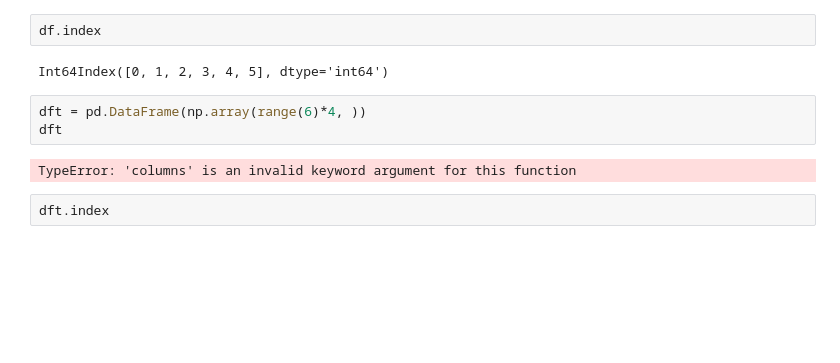
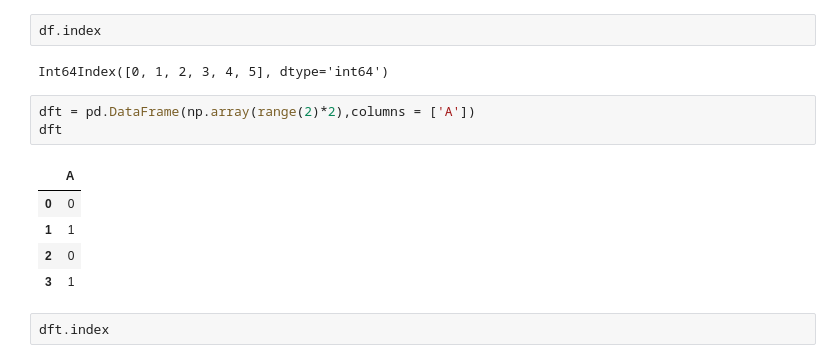
Before and after one commit to cdingding/exercises, a Jupyter notebook: 0Pandas_skills.ipynb, the cells around one changed output. Saved outputs shown, nothing was run; the diff lists cells and outputs as text; blank space fills up the shorter version.

```diff
--- a/0Pandas_skills.ipynb
+++ b/0Pandas_skills.ipynb
@@ -744,10 +744,14 @@ df.index
 # %% [output]
 Int64Index([0, 1, 2, 3, 4, 5], dtype='int64')
 # %%
-dft = pd.DataFrame(np.array(range(6)*4, ))
+dft = pd.DataFrame(np.array(range(2)*2),columns = ['A'])
 dft
 # %% [output]
-TypeError: 'columns' is an invalid keyword argument for this function
+|  | A |
+| 0 | 0 |
+| 1 | 1 |
+| 2 | 0 |
+| 3 | 1 |
 # %%
 dft.index
 # %% [output]
```
